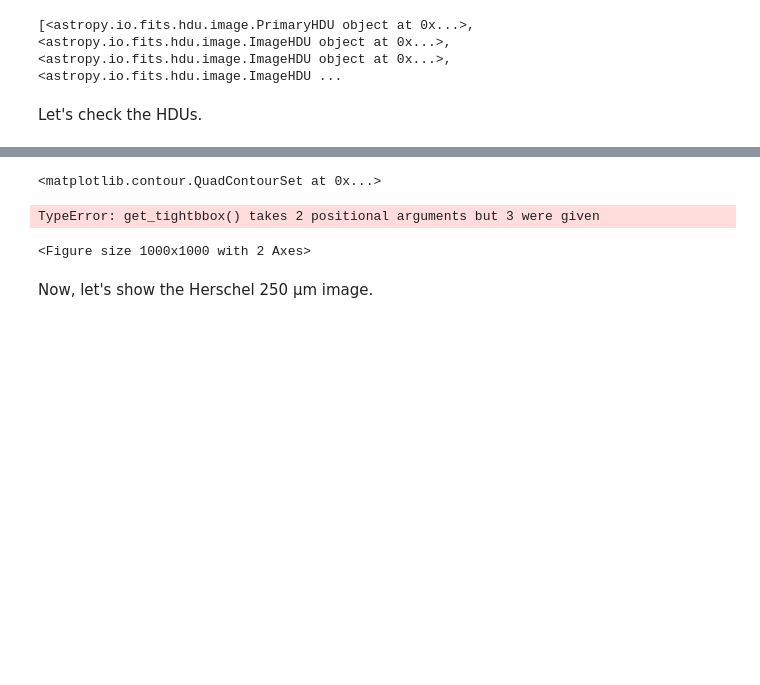
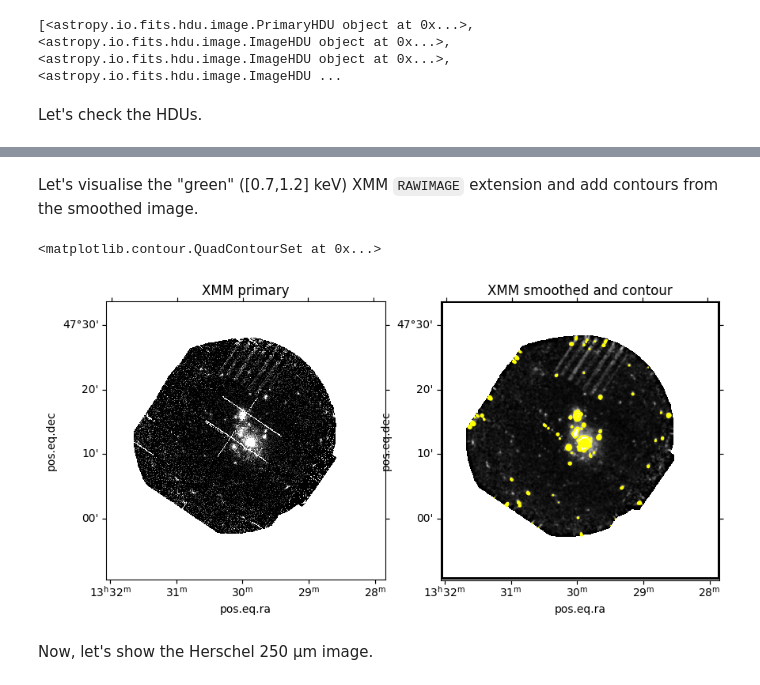
Before and after one commit to esdc-esac-esa-int/notebooks, a Jupyter notebook: ESASky_astroquery_advanced_use_case.ipynb, the cells around one changed output, grey strips where cells are left out. Saved outputs shown, nothing was run; the diff lists cells and outputs as text; code cells hidden in the pictures; blank space fills up the shorter version.

```diff
--- a/ESASky_astroquery_advanced_use_case.ipynb
+++ b/ESASky_astroquery_advanced_use_case.ipynb
@@ -250,22 +293,23 @@ Exception: array and kernel have differing number of dimensions.
+# %% [markdown]
+Let's visualise the "green" ([0.7,1.2] keV) XMM `RAWIMAGE` extension and add contours from the smoothed image.
 # %%
 fig = plt.figure(figsize=(10,10),dpi=100)
 pp = 98.0 # colour cut percentage
-ax = fig.add_subplot(121,projection=wcs)
-ax.set_title("XMM raw")
-norm = ImageNormalize(xmm_hdu[0].data,interval=PercentileInterval(pp), stretch=LinearStretch())
-ax.imshow(xmm_hdu[0].data,cmap=plt.cm.gray,origin='lower',norm=norm,interpolation='nearest')
-ay = fig.add_subplot(122,projection=wcs)
+ax = fig.add_subplot(121,projection=w)
+ax.set_title("XMM primary")
+norm = ImageNormalize(g_image,interval=PercentileInterval(pp), stretch=LinearStretch())
+ax.imshow(g_image,cmap=plt.cm.gray,origin='lower',norm=norm,interpolation='nearest')
+ay = fig.add_subplot(122,projection=w)
 ay.set_title("XMM smoothed and contour")
 norm = ImageNormalize(xmm_sm5,interval=PercentileInterval(pp), stretch=LinearStretch())
 ay.imshow(xmm_sm5,cmap=plt.cm.gray,norm=norm,origin='lower',interpolation='nearest')
 #print (np.min(xmm_sm5),np.max(xmm_sm5))
 # now plot the contours
-ay.contour(xmm_sm5, transform=ay.get_transform(WCS(xmm_hdu[0].header)),
-           levels=np.linspace(3,100,20),colors='yellow')
+ay.contour(xmm_sm5, transform=ay.get_transform(w),
+           levels=np.logspace(-4,-1,10),colors='yellow')
 # %% [output]
 <matplotlib.contour.QuadContourSet at 0x...>
-TypeError: get_tightbbox() takes 2 positional arguments but 3 were given
-<Figure size 1000x1000 with 2 Axes>
+[figure, added]
 # %% [markdown]
 Now, let's show the Herschel 250 µm image.
 # %%
```
Also changed, not shown: parts of 23 cells of this notebook, 1 other file.
